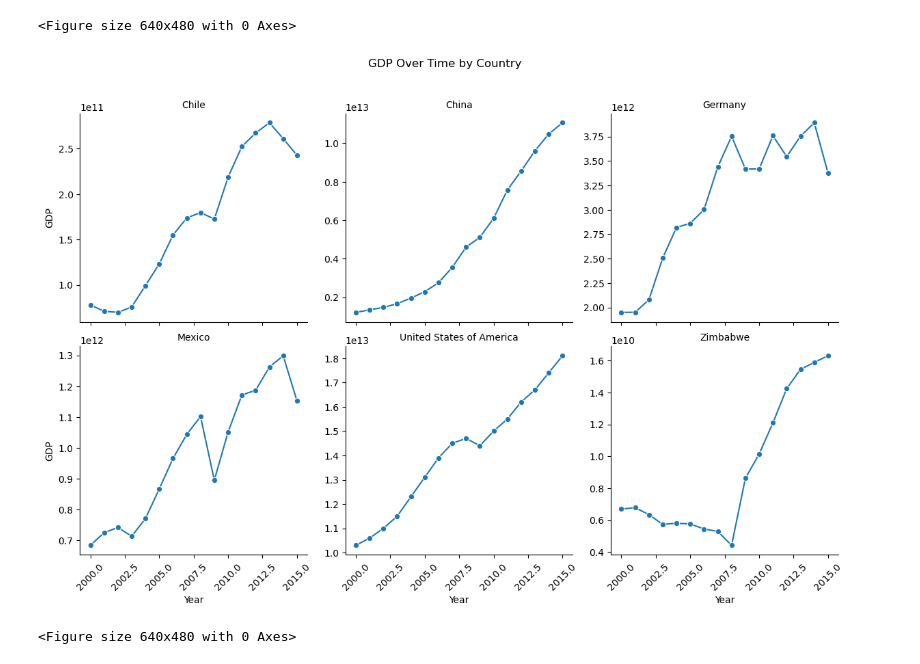
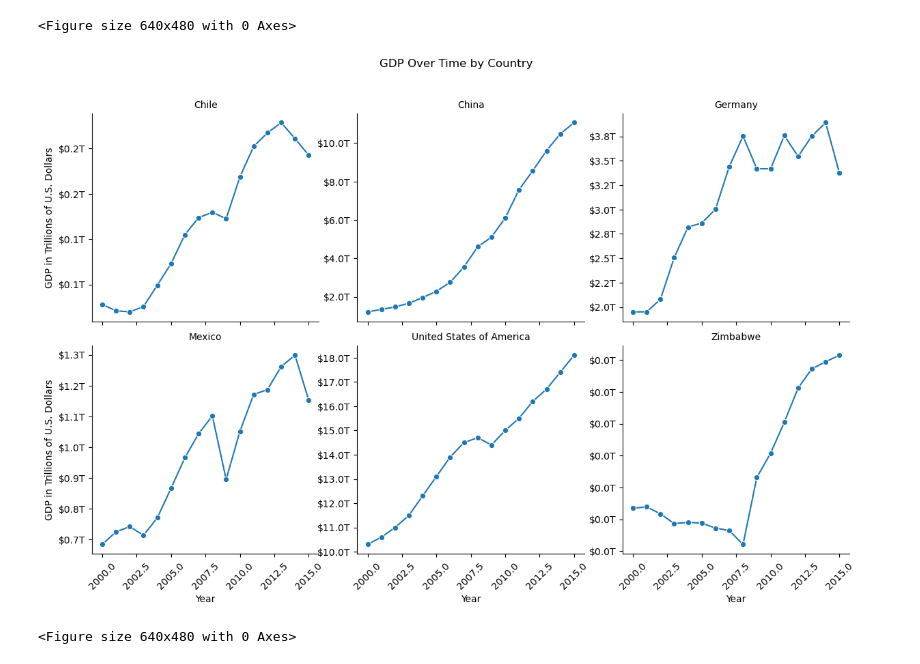
Before and after one commit to Sasimgt/Life-Expectancy-GDP-Analysis, a Jupyter notebook: life_expectancy_gdp.ipynb, the cells around one changed output. Drawn from its saved outputs; the diff is of its cells as text; code cells hidden in the pictures.

```diff
--- a/life_expectancy_gdp.ipynb
+++ b/life_expectancy_gdp.ipynb
@@ -286,32 +286,38 @@ plt.clf()
 [figure]
 <Figure size 640x480 with 0 Axes>
 # %%
+
+def trillions(x, pos):
+    return '$%1.1fT' % (x * 1e-12)
+
 g = sns.FacetGrid(
     df,
     col="Country",
     col_wrap=3,
     height=4,
     sharey=False
 )
 
 g.map_dataframe(
     sns.lineplot,
     x="Year",
     y="GDP",
     marker="o"
 )
 
-g.set_axis_labels("Year", "GDP")
+g.set_axis_labels("Year", "GDP in Trillions of U.S. Dollars")
 g.set_titles("{col_name}")
 
 for ax in g.axes.flat:
     ax.tick_params(axis='x', rotation=45)
+    ax.yaxis.set_major_formatter(FuncFormatter(trillions))
 
 g.figure.subplots_adjust(top=0.88)
 g.figure.suptitle("GDP Over Time by Country")
+
 g.savefig("images/facet_gdp_by_country.png", dpi=300)
 plt.show()
 plt.clf()
 # %% [output]
-[figure, old version]
+[figure, new version]
 <Figure size 640x480 with 0 Axes>
```
Also changed, not shown: parts of 4 cells of this notebook, 2 other files.
